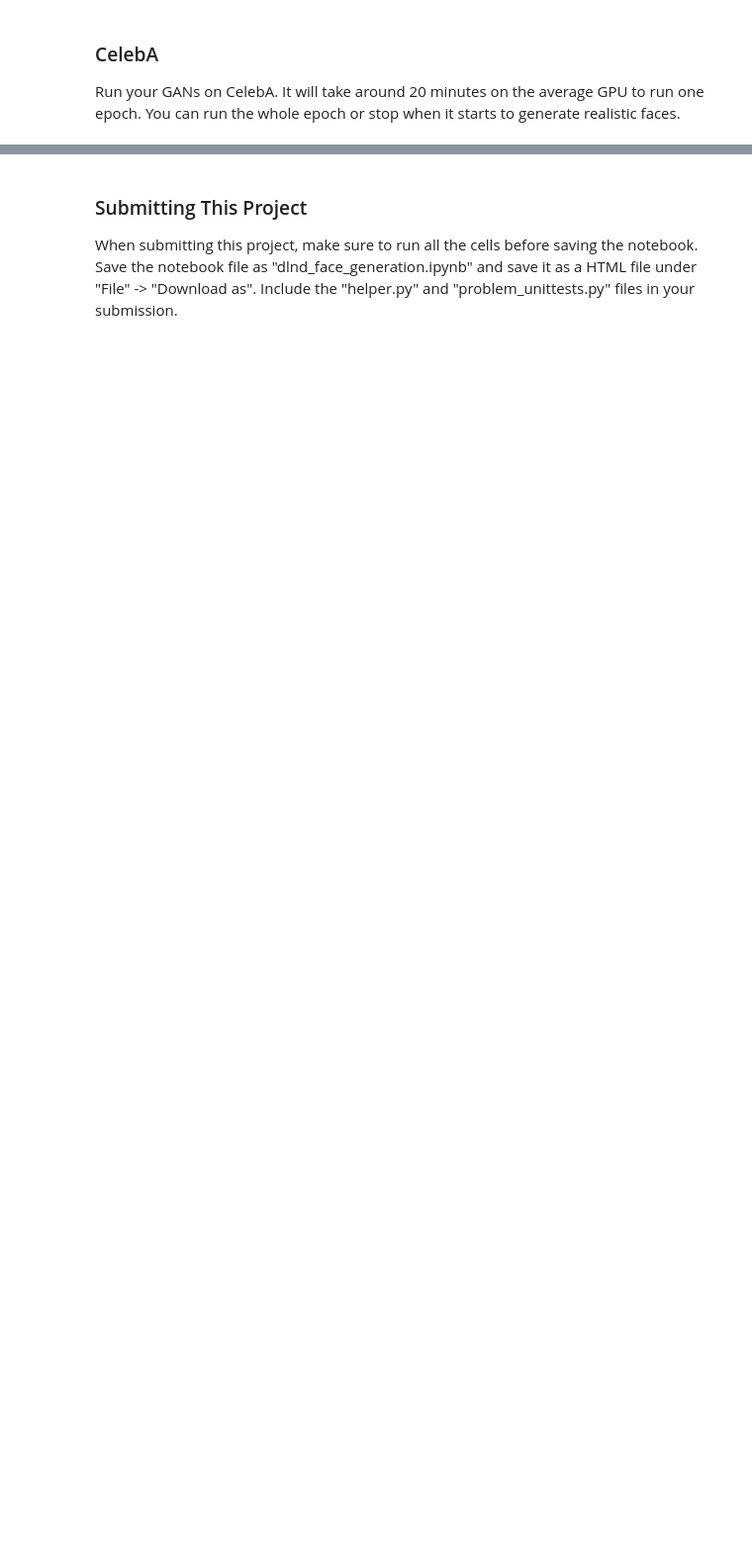
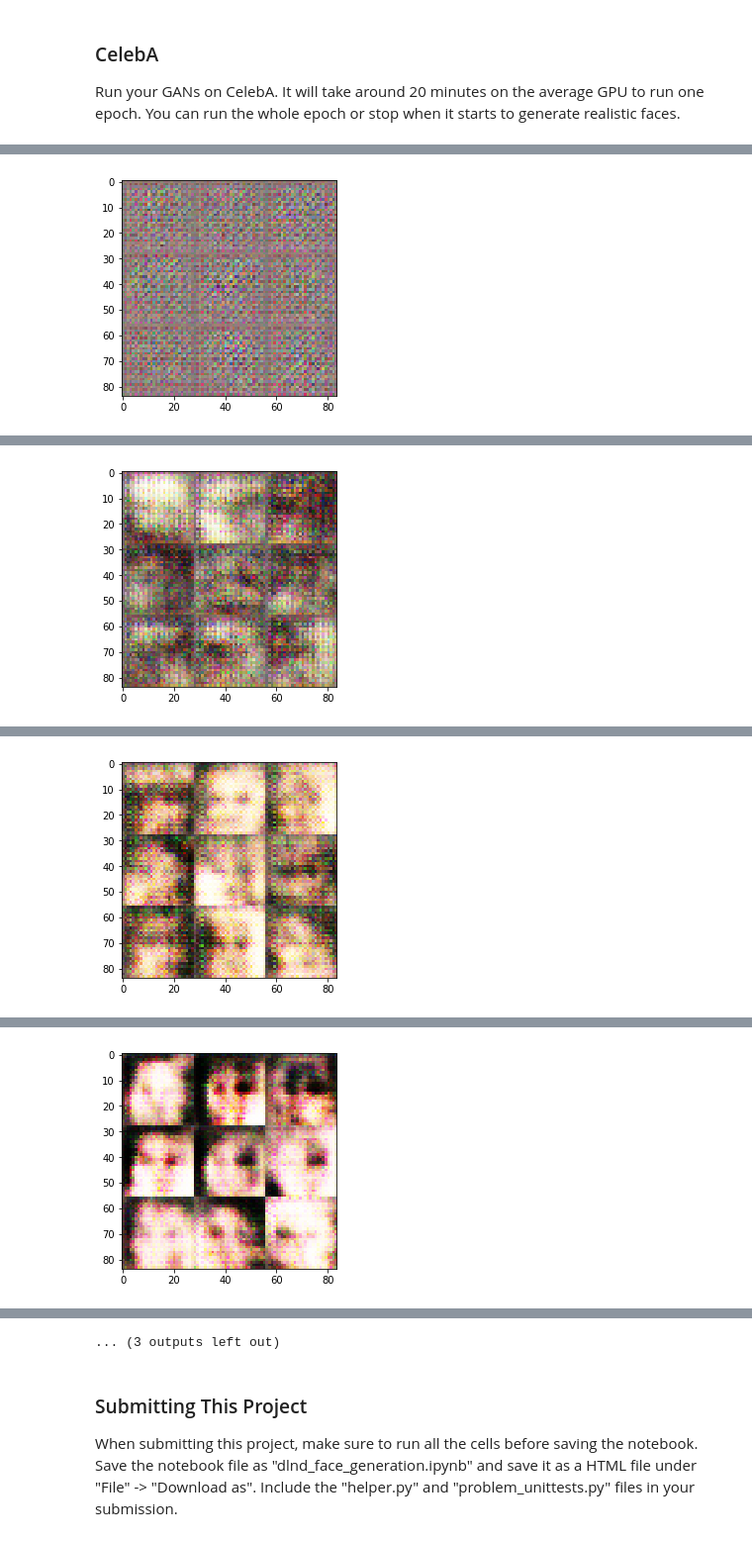
Before and after one commit to gro1m/generate_faces, a Jupyter notebook: dlnd_face_generation.ipynb, the cells around one changed output, grey strips where cells are left out. Shown at 99% size. Drawn from its saved outputs; the diff is of its cells as text; code cells hidden in the pictures; blank space fills up the shorter version.

```diff
--- a/dlnd_face_generation.ipynb
+++ b/dlnd_face_generation.ipynb
@@ -445,10 +508,11 @@ KeyboardInterrupt:
 ### CelebA
 Run your GANs on CelebA.  It will take around 20 minutes on the average GPU to run one epoch.  You can run the whole epoch or stop when it starts to generate realistic faces.
 # %%
-batch_size = None
-z_dim = None
-learning_rate = None
-beta1 = None
+%%time
+batch_size    = 128#128#None # 64
+z_dim         = 100#None
+learning_rate = 0.0001#None # 0.005, 0.01
+beta1         = 0.9#None
 
 
 """
@@ -463,3 +527,4 @@ with tf.Graph().as_default():
     train(epochs, batch_size, z_dim, learning_rate, beta1,
           celeba_dataset.get_batches, celeba_dataset.shape,
           celeba_dataset.image_mode)
+# %% [output]
@@ -465,0 +534 @@ with tf.Graph().as_default():
+[figure, added]
@@ -465,0 +538 @@ with tf.Graph().as_default():
+[figure, added]
@@ -465,0 +542 @@ with tf.Graph().as_default():
+[figure, added]
@@ -465,0 +546 @@ with tf.Graph().as_default():
+[figure, added]
@@ -466,3 +555,4 @@ with tf.Graph().as_default():
+... (3 outputs left out)
 # %% [markdown]
 ### Submitting This Project
 When submitting this project, make sure to run all the cells before saving the notebook. Save the notebook file as "dlnd_face_generation.ipynb" and save it as a HTML file under "File" -> "Download as". Include the "helper.py" and "problem_unittests.py" files in your submission.
```
Also changed, not shown: parts of 11 cells of this notebook, 1 other file.
